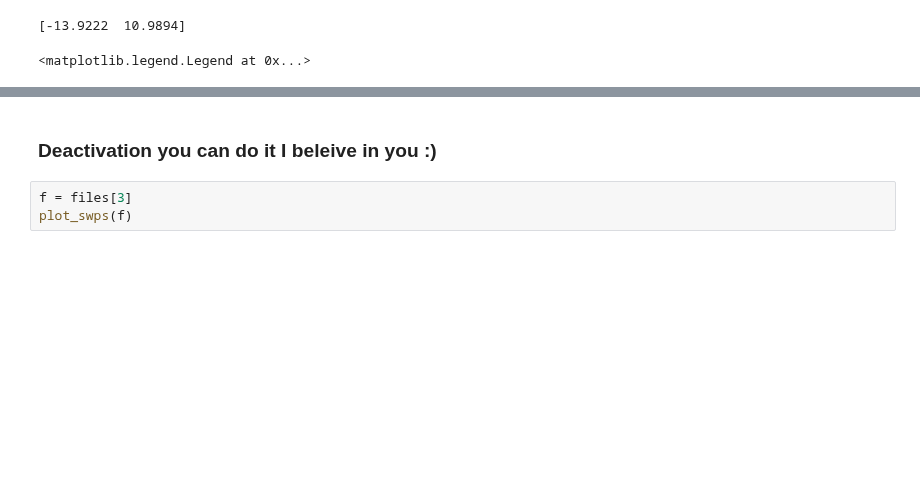
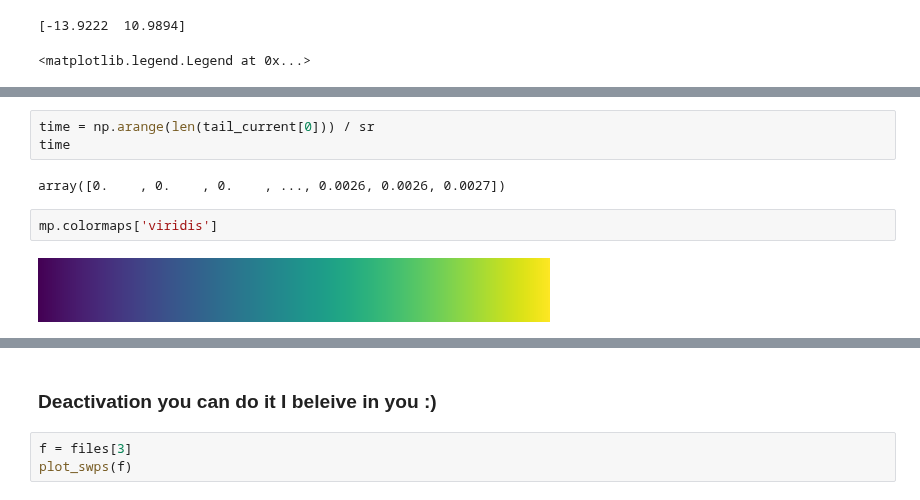
Before and after one commit to afmontarras/CSHL, a Jupyter notebook: Kv.ipynb, the cells around one changed output, grey strips where cells are left out. Drawn from its saved outputs; the diff is of its cells as text; blank space fills up the shorter version.

```diff
--- a/Kv.ipynb
+++ b/Kv.ipynb
@@ -143,0 +185,9 @@ fit_exp
+# %%
+time = np.arange(len(tail_current[0])) / sr
+time
+# %% [output]
+array([0.    , 0.    , 0.    , ..., 0.0026, 0.0026, 0.0027])
+# %%
+mp.colormaps['viridis']
+# %% [output]
+[figure, added]
```
Also changed, not shown: parts of 8 cells of this notebook, 2 other files.
